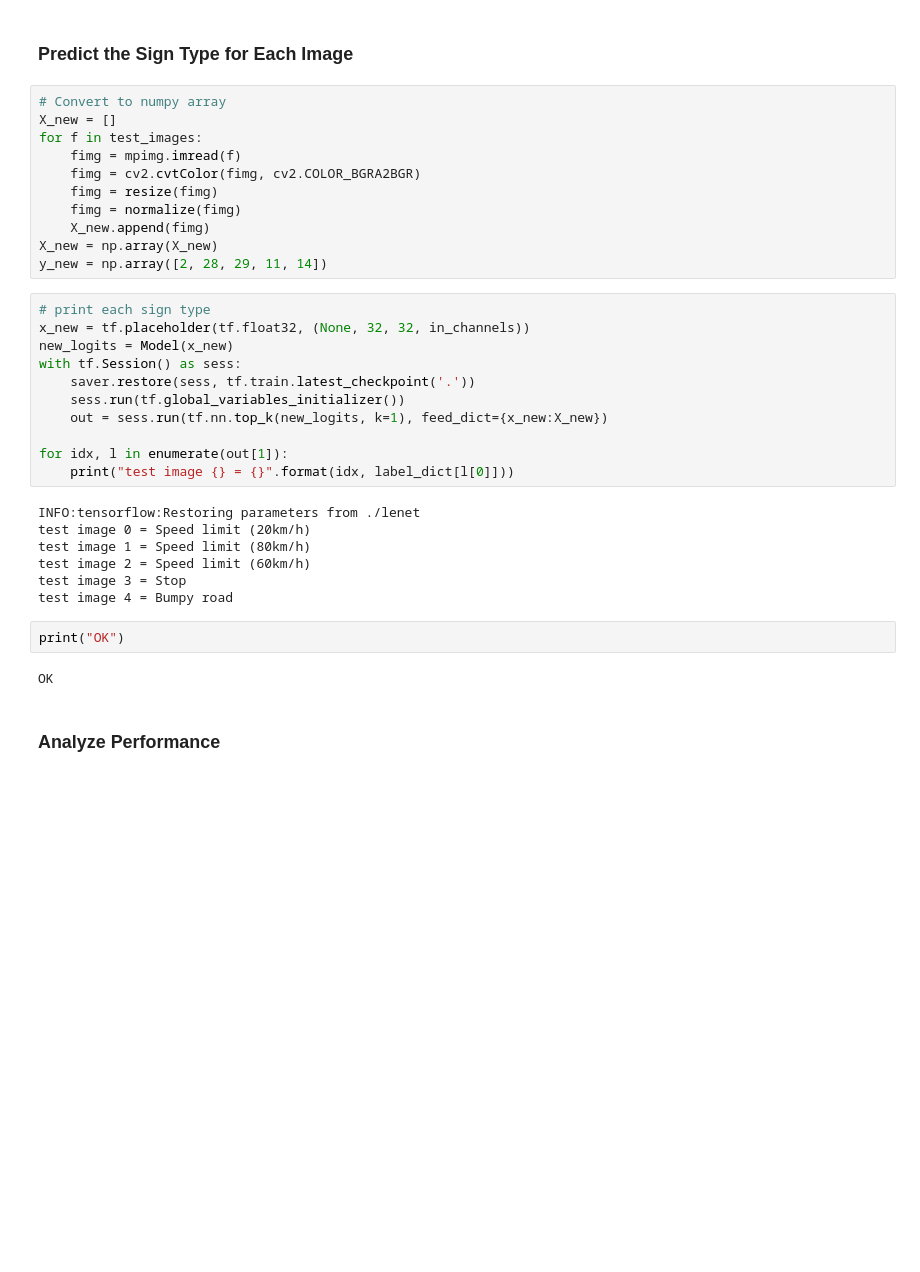
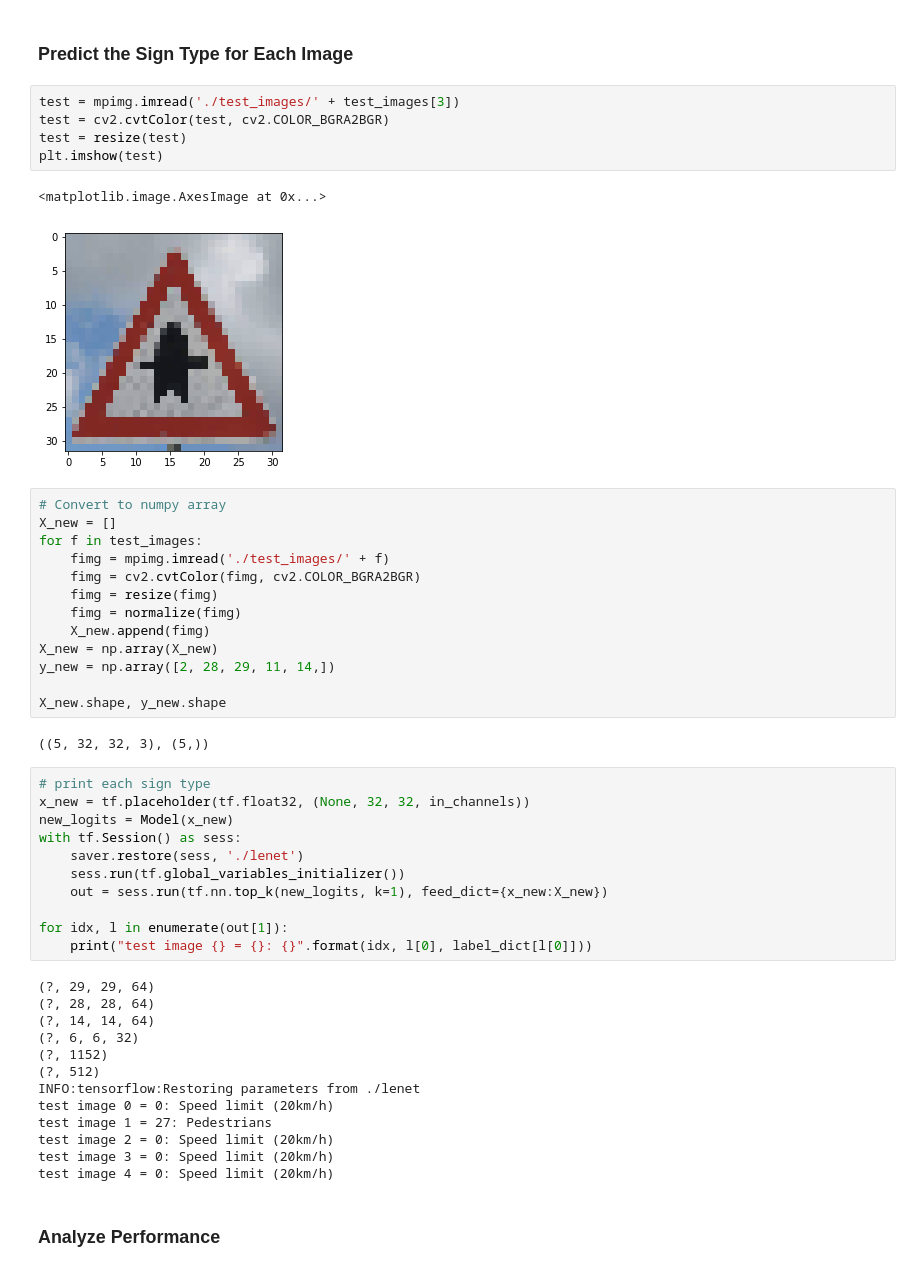
Before and after one commit to rednotion/traffic-sign-classifier, a Jupyter notebook: Traffic_Sign_Classifier.ipynb, the cells around one changed output. Cells and saved outputs as stored; diff of their text form; blank space fills up the shorter version.

```diff
--- a/Traffic_Sign_Classifier.ipynb
+++ b/Traffic_Sign_Classifier.ipynb
@@ -359,38 +386,52 @@ for f, a in zip(test_images, ax):
 # %% [markdown]
 ### Predict the Sign Type for Each Image
+# %%
+test = mpimg.imread('./test_images/' + test_images[3])
+test = cv2.cvtColor(test, cv2.COLOR_BGRA2BGR)
+test = resize(test)
+plt.imshow(test)
+# %% [output]
+<matplotlib.image.AxesImage at 0x...>
+[figure, added]
 # %%
 # Convert to numpy array
 X_new = []
 for f in test_images:
-    fimg = mpimg.imread(f)
+    fimg = mpimg.imread('./test_images/' + f)
     fimg = cv2.cvtColor(fimg, cv2.COLOR_BGRA2BGR)
     fimg = resize(fimg)
     fimg = normalize(fimg)
     X_new.append(fimg)
 X_new = np.array(X_new)
-y_new = np.array([2, 28, 29, 11, 14])
+y_new = np.array([2, 28, 29, 11, 14,])
+
+X_new.shape, y_new.shape
+# %% [output]
+((5, 32, 32, 3), (5,))
 # %%
 # print each sign type
 x_new = tf.placeholder(tf.float32, (None, 32, 32, in_channels))
 new_logits = Model(x_new)
 with tf.Session() as sess:
-    saver.restore(sess, tf.train.latest_checkpoint('.'))
+    saver.restore(sess, './lenet')
     sess.run(tf.global_variables_initializer())
     out = sess.run(tf.nn.top_k(new_logits, k=1), feed_dict={x_new:X_new})
 
 for idx, l in enumerate(out[1]):
-    print("test image {} = {}".format(idx, label_dict[l[0]]))
+    print("test image {} = {}: {}".format(idx, l[0], label_dict[l[0]]))
 # %% [output]
+(?, 29, 29, 64)
+(?, 28, 28, 64)
+(?, 14, 14, 64)
+(?, 6, 6, 32)
+(?, 1152)
+(?, 512)
 INFO:tensorflow:Restoring parameters from ./lenet
-test image 0 = Speed limit (20km/h)
-test image 1 = Speed limit (80km/h)
-test image 2 = Speed limit (60km/h)
-test image 3 = Stop
-test image 4 = Bumpy road
+test image 0 = 0: Speed limit (20km/h)
+test image 1 = 27: Pedestrians
+test image 2 = 0: Speed limit (20km/h)
+test image 3 = 0: Speed limit (20km/h)
+test image 4 = 0: Speed limit (20km/h)
-# %%
-print("OK")
-# %% [output]
-OK
 # %% [markdown]
 ### Analyze Performance
 # %%
```
Also changed, not shown: parts of 17 cells of this notebook, 3 other files.
